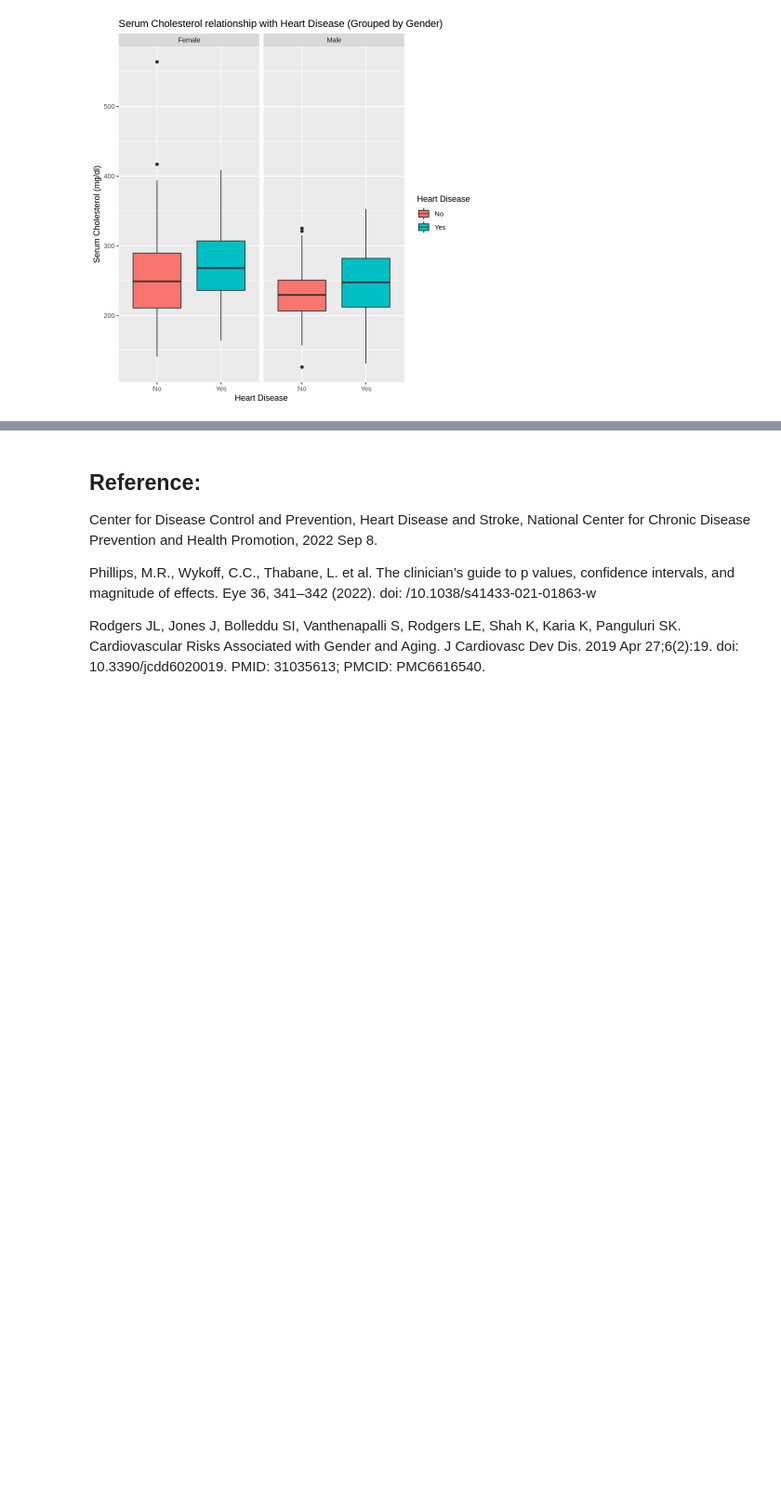
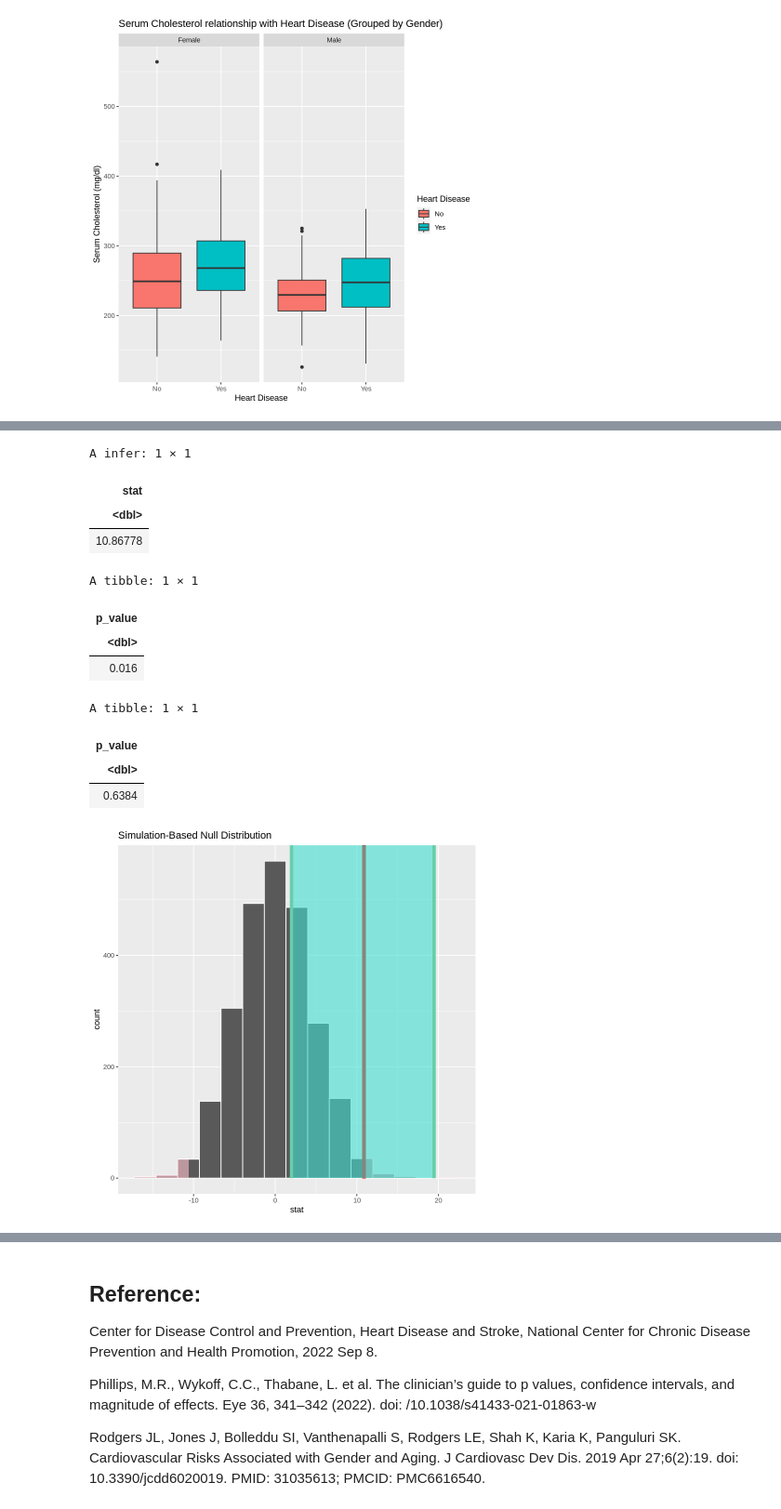
Before and after one commit to Yusen121/heart_disease, a Jupyter notebook: STAT_Project_Final.ipynb, the cells around one changed output, grey strips where cells are left out. Shown: that part at 93% size. Drawn from its saved outputs; the diff is of its cells as text; code cells hidden in the pictures; blank space fills up the shorter version.

```diff
--- a/STAT_Project_Final.ipynb
+++ b/STAT_Project_Final.ipynb
@@ -136 +247,50 @@ code for bootstrapping CI/Hypothesis tests for max heart rate (by gender):
+# %%
+#take 2500 permutation samples
+null_diff_in_means_female <- thalach_female %>%
+  specify(response = thalach, explanatory = num) %>%
+  hypothesize(null = "independence") %>%
+  generate(reps = 2500, type = "permute") %>%
+  calculate(stat = "diff in means", order = c(0,1))
+# %%
+#bootstrapping confidence interval
+null_ci_female <- thalach_female |>
+    specify(response = thalach, explanatory = num) |>
+    generate(reps = 2500, type = "bootstrap") |>
+    calculate(stat = "diff in means", order = c(0, 1)) |>
+    get_confidence_interval(level = 0.95, type="percentile")
+# %%
+#calculate test statistic
+obs_diff_in_means_female <- thalach_female %>%
+  specify(response = thalach, explanatory = num) %>%
+  calculate(stat = "diff in means", order = c(0,1))
+
+#calculate p-value
+p_value_female <- null_diff_in_means_female %>%
+  get_p_value(obs_stat = obs_diff_in_means_female$stat, direction = "two-sided")
+p_value_female_lower <- null_diff_in_means_female %>%
+  get_p_value(obs_stat = null_ci_female$lower_ci, direction = "two-sided")
+
+#visualize p-value on null hypothesis distribution
+graph_female <- visualize(null_diff_in_means_female) +
+            shade_p_value(obs_stat = obs_diff_in_means_female, direction = "both") +
+            shade_confidence_interval(endpoints = null_ci_female)
+
+obs_diff_in_means_female
+p_value_female
+p_value_female_lower
+graph_female
+# %% [output]
+A infer: 1 × 1
+| stat |
+| <dbl> |
+| 10.86778 |
+A tibble: 1 × 1
+| p_value |
+| <dbl> |
+| 0.016 |
+A tibble: 1 × 1
+| p_value |
+| <dbl> |
+| 0.6384 |
+[figure, added]
 # %% [markdown]
```
Also changed, not shown: parts of 16 cells of this notebook.
